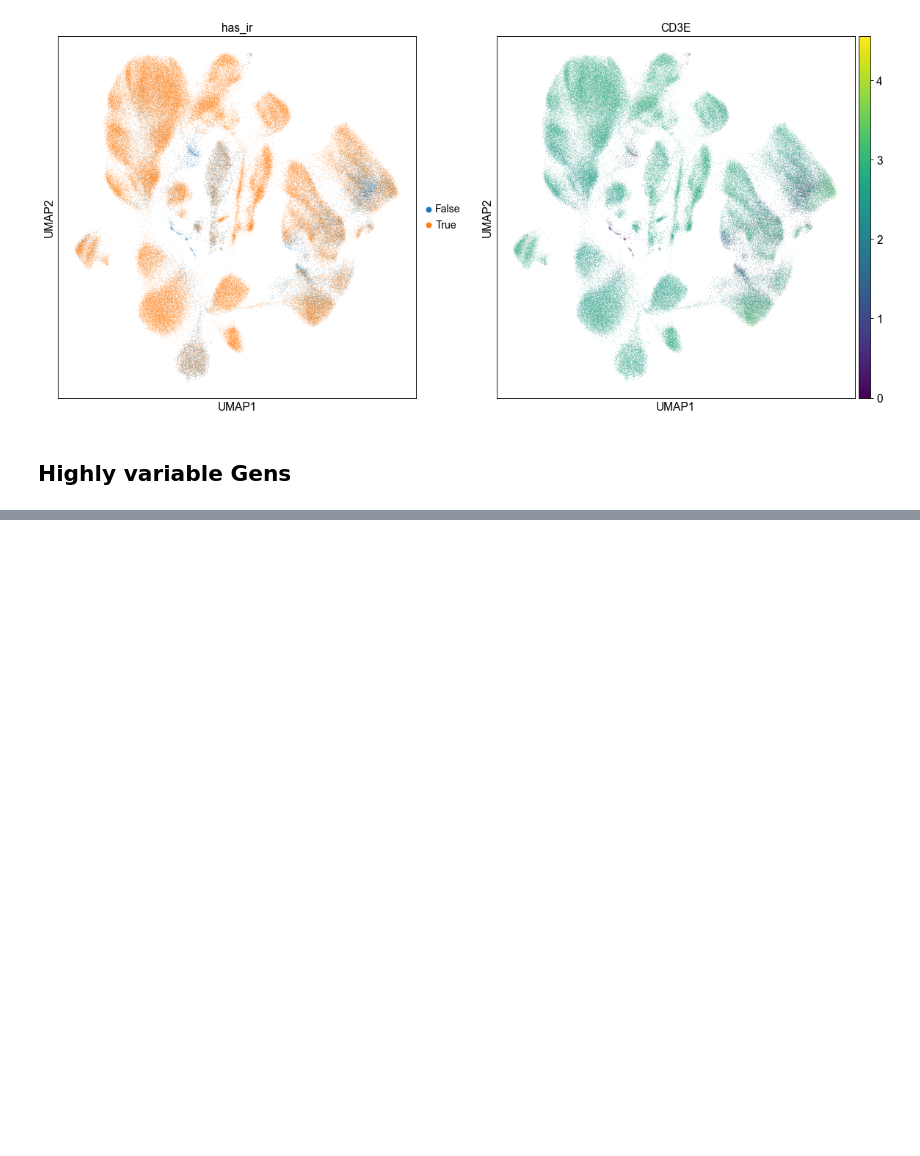
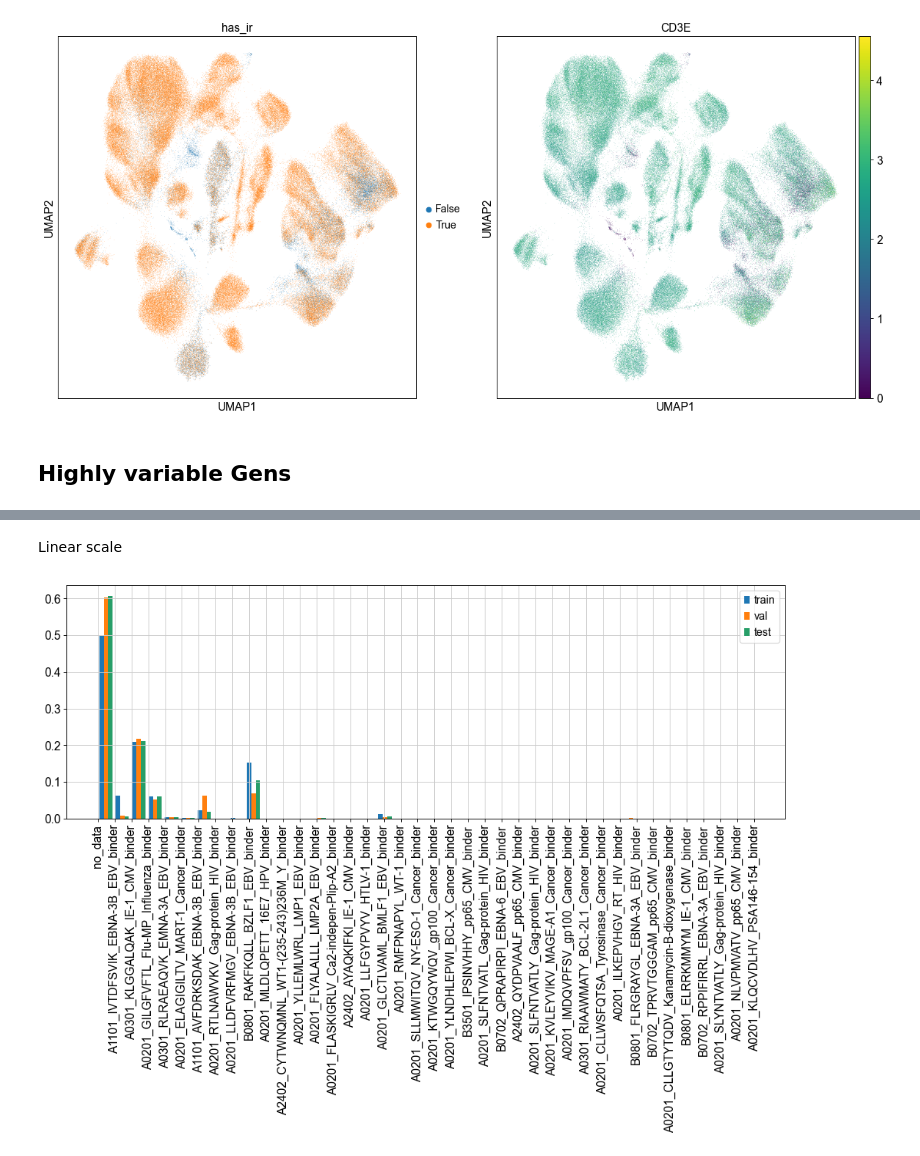
Before and after one commit to SchubertLab/mvTCR, a Jupyter notebook: preprocessing/pre_processing_10x.ipynb, the cells around one changed output, grey strips where cells are left out. Drawn from its saved outputs; the diff is of its cells as text; code cells hidden in the pictures; blank space fills up the shorter version.

```diff
--- a/preprocessing/pre_processing_10x.ipynb
+++ b/preprocessing/pre_processing_10x.ipynb
@@ -680,0 +604,10 @@ adata.obs
+# %% [markdown]
+Linear scale
+# %%
+pl.figure(figsize=(15,5))
+pl.hist([train['binding_name'], val['binding_name'], test['binding_name']], density=True, bins=len(train['binding_name'].unique()), label=['train', 'val', 'test'])
+pl.xticks(rotation='vertical')
+pl.legend(loc='upper right')
+pl.show()
+# %% [output]
+[figure, added]
```
Also changed, not shown: parts of 73 cells of this notebook, 2 other files.
